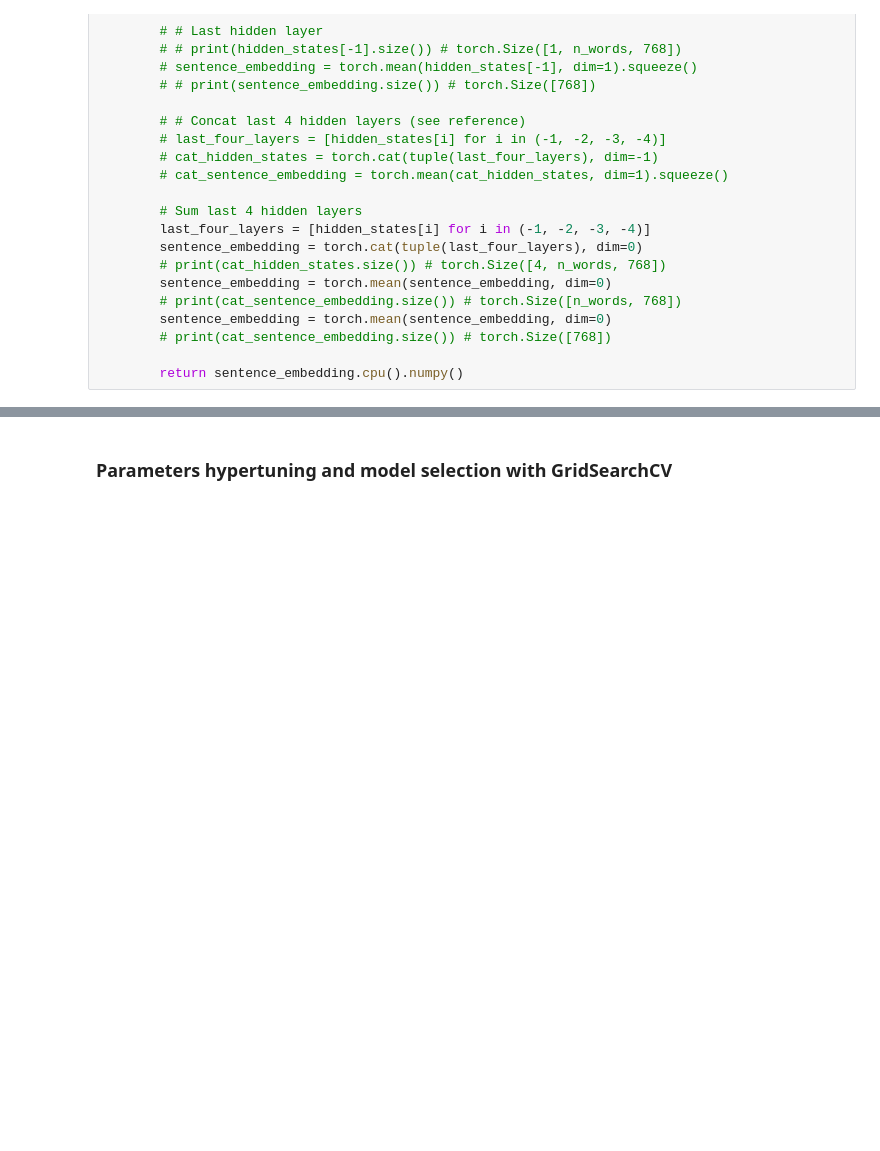
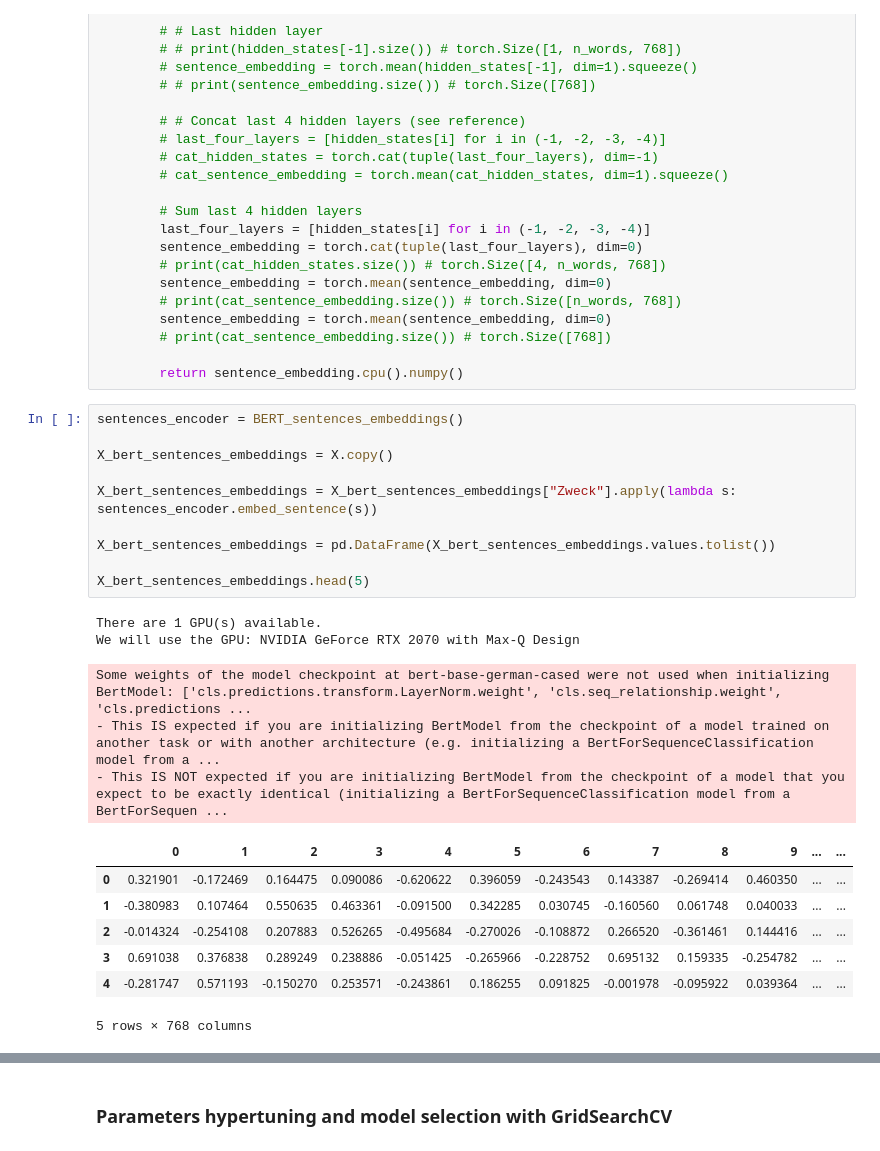
Before and after one commit to lcesaratto/Staatlichen-Ausgaben-Klassifizierung, a Jupyter notebook: 4_Modelling.ipynb, the cells around one changed output, grey strips where cells are left out. Saved outputs shown, nothing was run; the diff lists cells and outputs as text; blank space fills up the shorter version.

```diff
--- a/4_Modelling.ipynb
+++ b/4_Modelling.ipynb
@@ -159,3 +177,26 @@ class BERT_sentences_embeddings:
         # print(cat_sentence_embedding.size()) # torch.Size([768])
 
         return sentence_embedding.cpu().numpy()
+# %%
+sentences_encoder = BERT_sentences_embeddings()
+
+X_bert_sentences_embeddings = X.copy()
+
+X_bert_sentences_embeddings = X_bert_sentences_embeddings["Zweck"].apply(lambda s: sentences_encoder.embed_sentence(s))
+
+X_bert_sentences_embeddings = pd.DataFrame(X_bert_sentences_embeddings.values.tolist())
+
+X_bert_sentences_embeddings.head(5)
+# %% [output]
+There are 1 GPU(s) available.
+We will use the GPU: NVIDIA GeForce RTX 2070 with Max-Q Design
+Some weights of the model checkpoint at bert-base-german-cased were not used when initializing BertModel: ['cls.predictions.transform.LayerNorm.weight', 'cls.seq_relationship.weight', 'cls.predictions ...
+- This IS expected if you are initializing BertModel from the checkpoint of a model trained on another task or with another architecture (e.g. initializing a BertForSequenceClassification model from a ...
+- This IS NOT expected if you are initializing BertModel from the checkpoint of a model that you expect to be exactly identical (initializing a BertForSequenceClassification model from a BertForSequen ...
+|  | 0 | 1 | 2 | 3 | 4 | 5 | 6 | 7 | 8 | 9 | ... | ... |
+| 0 | 0.321901 | -0.172469 | 0.164475 | 0.090086 | -0.620622 | 0.396059 | -0.243543 | 0.143387 | -0.269414 | 0.460350 | ... | ... |
+| 1 | -0.380983 | 0.107464 | 0.550635 | 0.463361 | -0.091500 | 0.342285 | 0.030745 | -0.160560 | 0.061748 | 0.040033 | ... | ... |
+| 2 | -0.014324 | -0.254108 | 0.207883 | 0.526265 | -0.495684 | -0.270026 | -0.108872 | 0.266520 | -0.361461 | 0.144416 | ... | ... |
+| 3 | 0.691038 | 0.376838 | 0.289249 | 0.238886 | -0.051425 | -0.265966 | -0.228752 | 0.695132 | 0.159335 | -0.254782 | ... | ... |
+| 4 | -0.281747 | 0.571193 | -0.150270 | 0.253571 | -0.243861 | 0.186255 | 0.091825 | -0.001978 | -0.095922 | 0.039364 | ... | ... |
+5 rows × 768 columns
```
Also changed, not shown: parts of 8 cells of this notebook, 1 other file.
